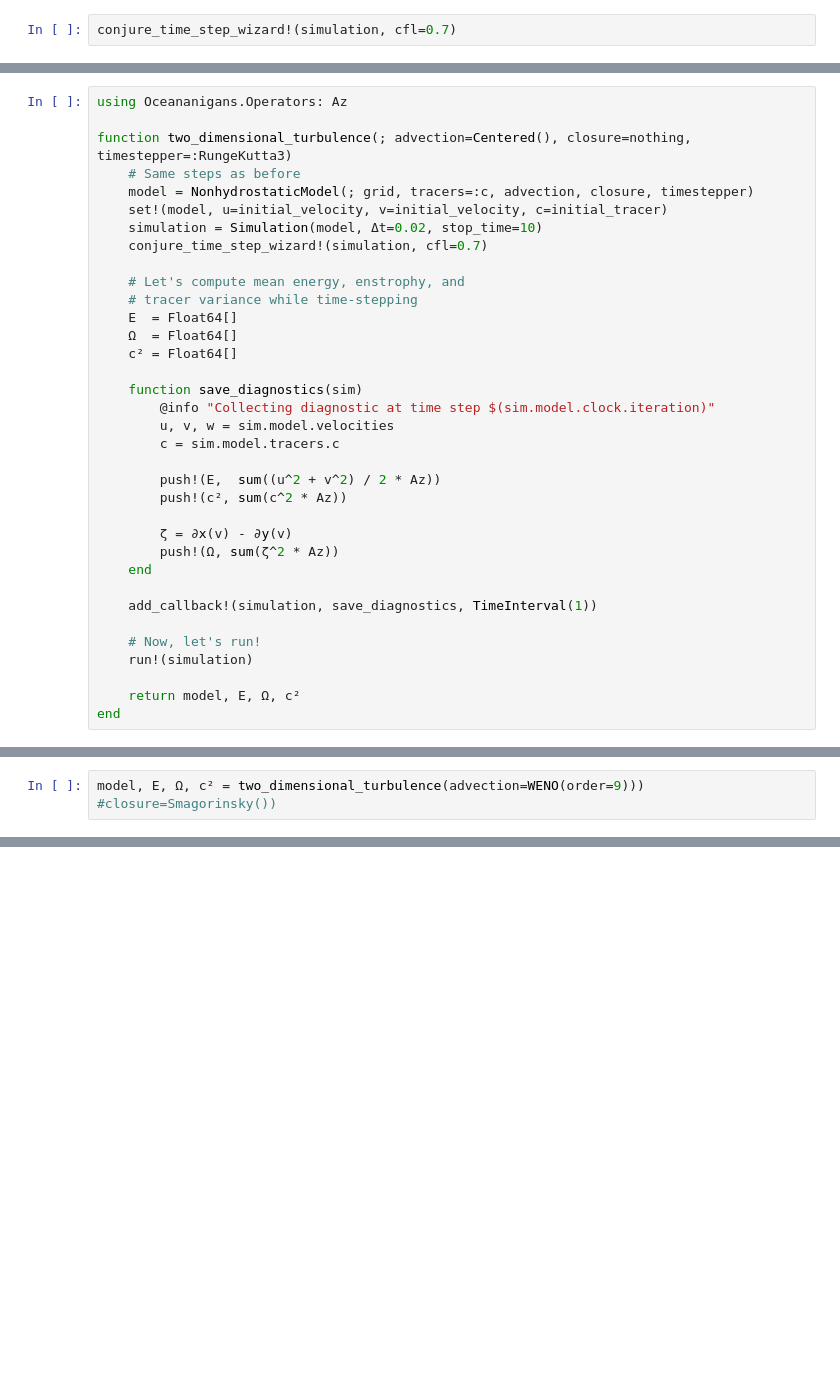
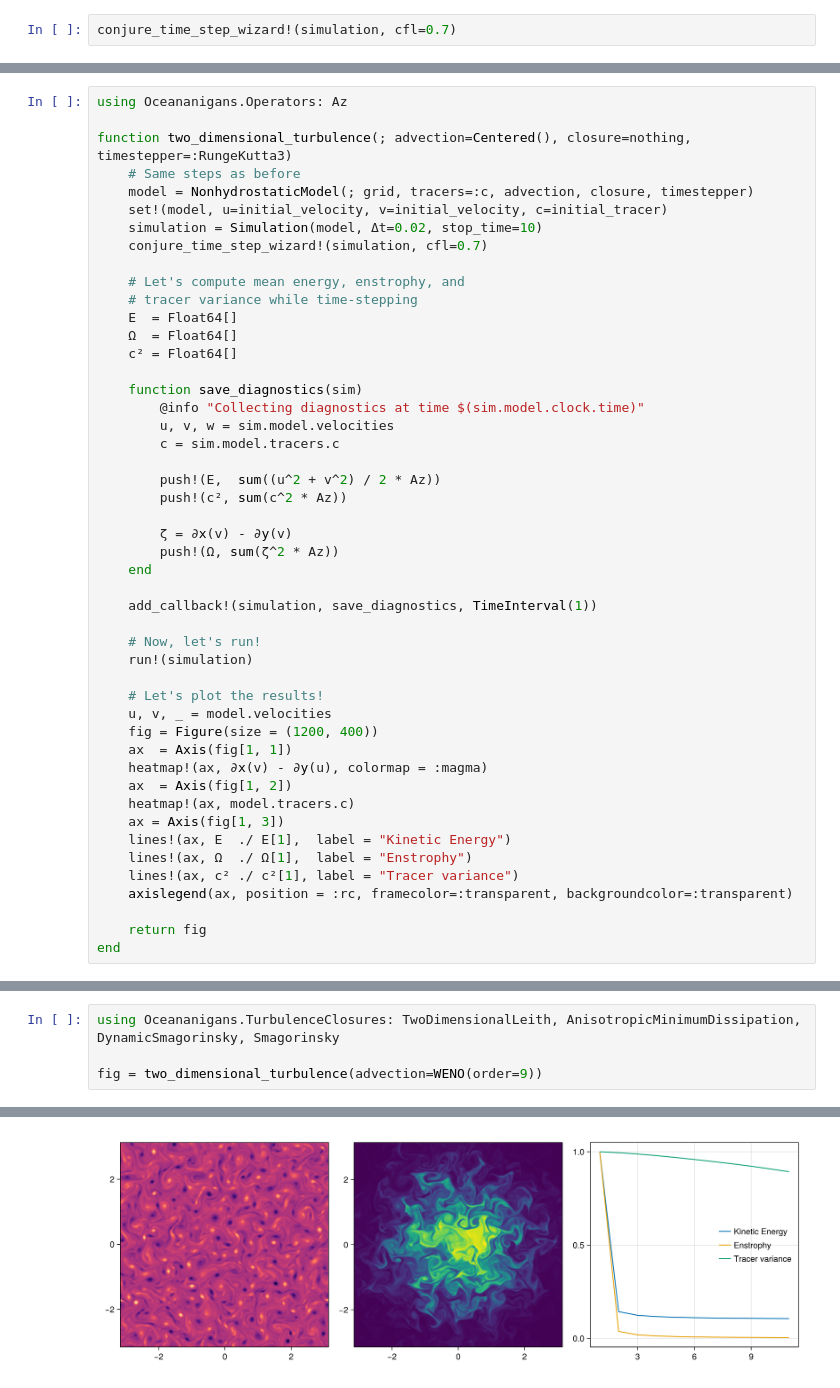
Before and after one commit to drakkar-workshop/drakkar2025-demo-oceananigans, a Jupyter notebook: first_turbulence_simulation.ipynb, the cells around one changed output, grey strips where cells are left out. Drawn from its saved outputs; the diff is of its cells as text; blank space fills up the shorter version.

```diff
--- a/first_turbulence_simulation.ipynb
+++ b/first_turbulence_simulation.ipynb
@@ -87,7 +89,7 @@ function two_dimensional_turbulence(; advection=Centered(), closure=nothing, tim
     c² = Float64[]
 
     function save_diagnostics(sim)
-        @info "Collecting diagnostic at time step $(sim.model.clock.iteration)"
+        @info "Collecting diagnostics at time $(sim.model.clock.time)"
         u, v, w = sim.model.velocities
         c = sim.model.tracers.c
 
@@ -103,5 +105,18 @@ function two_dimensional_turbulence(; advection=Centered(), closure=nothing, tim
     # Now, let's run!
     run!(simulation)
 
-    return model, E, Ω, c²
+    # Let's plot the results!
+    u, v, _ = model.velocities
+    fig = Figure(size = (1200, 400))
+    ax  = Axis(fig[1, 1])
+    heatmap!(ax, ∂x(v) - ∂y(u), colormap = :magma)
+    ax  = Axis(fig[1, 2])
+    heatmap!(ax, model.tracers.c)
+    ax = Axis(fig[1, 3])
+    lines!(ax, E  ./ E[1],  label = "Kinetic Energy")
+    lines!(ax, Ω  ./ Ω[1],  label = "Enstrophy")
+    lines!(ax, c² ./ c²[1], label = "Tracer variance")
+    axislegend(ax, position = :rc, framecolor=:transparent, backgroundcolor=:transparent)
+
+    return fig
 end
@@ -108,2 +125,5 @@ end
 # %%
-model, E, Ω, c² = two_dimensional_turbulence(advection=WENO(order=9))) #closure=Smagorinsky())
+using Oceananigans.TurbulenceClosures: TwoDimensionalLeith, AnisotropicMinimumDissipation, DynamicSmagorinsky, Smagorinsky
+
+fig = two_dimensional_turbulence(advection=WENO(order=9))
+# %% [output]
@@ -109,0 +149 @@ model, E, Ω, c² = two_dimensional_turbulence(advection=WENO(order=9))) #closur
+[figure, added]
```
Also changed, not shown: parts of 8 cells of this notebook.
